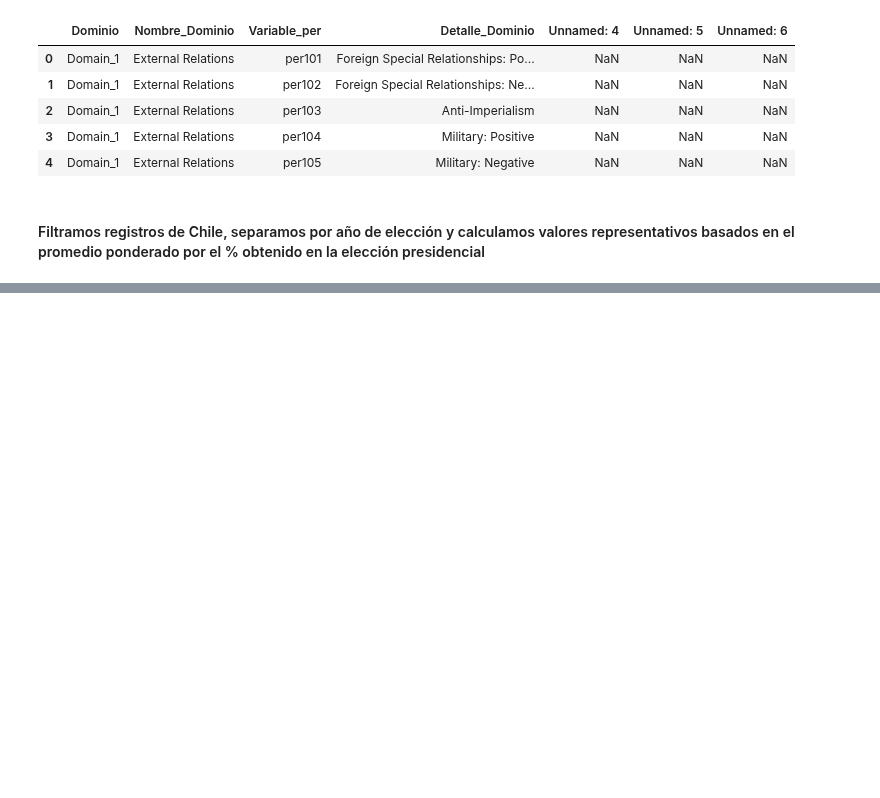
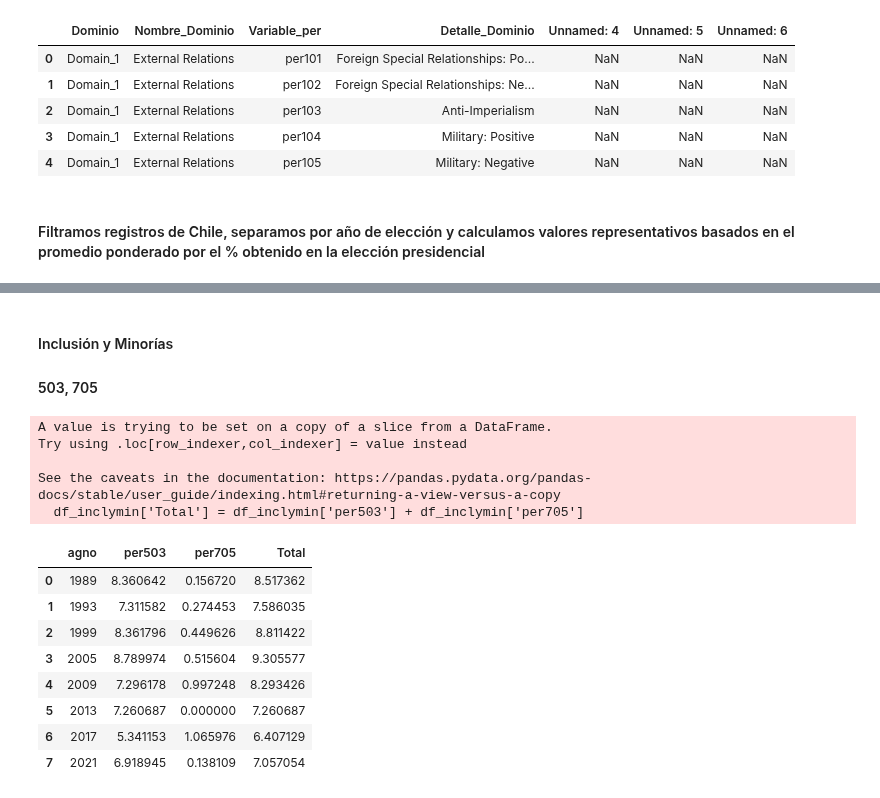
Before and after one commit to MatiasBunsterRaby/Capstone_git, a Jupyter notebook: notebooks/Pruebas_Chile.ipynb, the cells around one changed output, grey strips where cells are left out. Drawn from its saved outputs; the diff is of its cells as text; code cells hidden in the pictures; blank space fills up the shorter version.

```diff
--- a/notebooks/Pruebas_Chile.ipynb
+++ b/notebooks/Pruebas_Chile.ipynb
@@ -45,0 +80,24 @@ df_AD.head()
+# %% [markdown]
+#### Inclusión y Minorías
+#### 503, 705
+# %%
+# Create dataframe 'df_inclymin' from 'df_Chile' with columns 'agno', 'per503', 'per705'
+df_inclymin = df_Chile[['agno', 'per503', 'per705']]
+df_inclymin['Total'] = df_inclymin['per503'] + df_inclymin['per705']
+# Display 'df_inclymin'
+df_inclymin
+# %% [output]
+A value is trying to be set on a copy of a slice from a DataFrame.
+Try using .loc[row_indexer,col_indexer] = value instead
+
+See the caveats in the documentation: https://pandas.pydata.org/pandas-docs/stable/user_guide/indexing.html#returning-a-view-versus-a-copy
+  df_inclymin['Total'] = df_inclymin['per503'] + df_inclymin['per705']
+|  | agno | per503 | per705 | Total |
+| 0 | 1989 | 8.360642 | 0.156720 | 8.517362 |
+| 1 | 1993 | 7.311582 | 0.274453 | 7.586035 |
+| 2 | 1999 | 8.361796 | 0.449626 | 8.811422 |
+| 3 | 2005 | 8.789974 | 0.515604 | 9.305577 |
+| 4 | 2009 | 7.296178 | 0.997248 | 8.293426 |
+| 5 | 2013 | 7.260687 | 0.000000 | 7.260687 |
+| 6 | 2017 | 5.341153 | 1.065976 | 6.407129 |
+| 7 | 2021 | 6.918945 | 0.138109 | 7.057054 |
```
Also changed, not shown: parts of 3 cells of this notebook.
